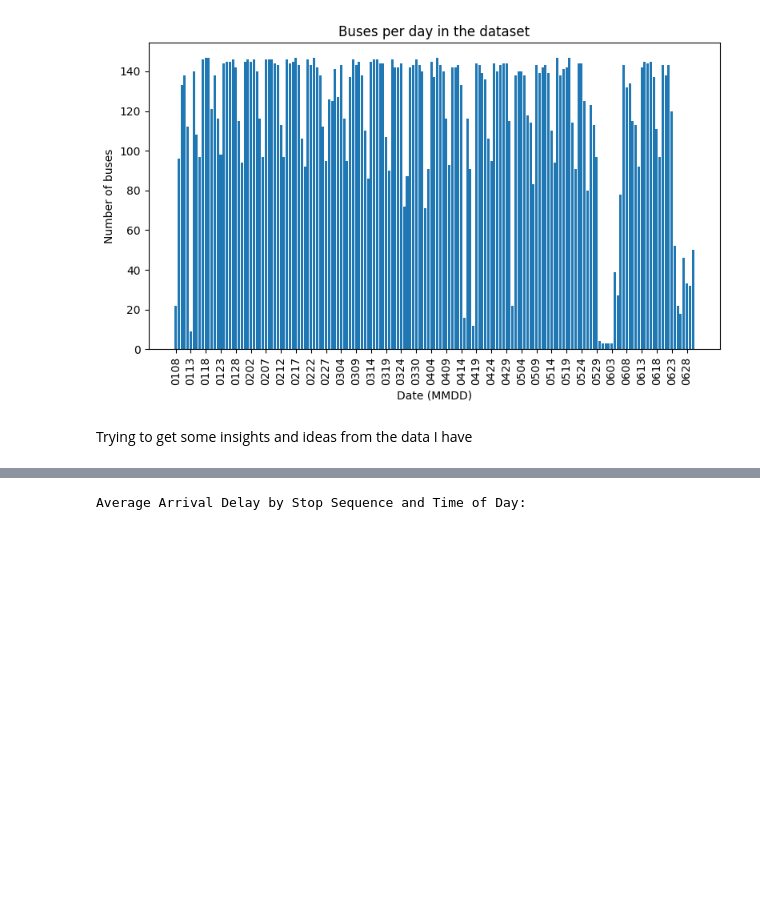
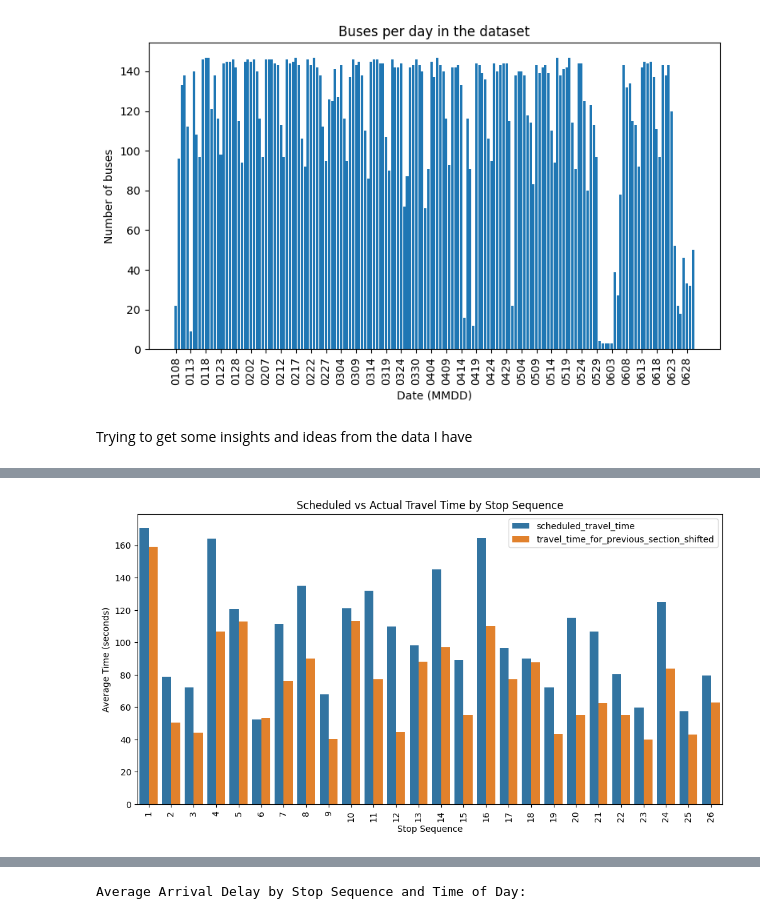
Before and after one commit to Gioalf/AH2179, a Jupyter notebook: project/AIprojectGioAlf.ipynb, the cells around one changed output, grey strips where cells are left out. Saved outputs shown, nothing was run; the diff lists cells and outputs as text; code cells hidden in the pictures; blank space fills up the shorter version.

```diff
--- a/project/AIprojectGioAlf.ipynb
+++ b/project/AIprojectGioAlf.ipynb
@@ -173,3 +188,42 @@ Average Arrival Delay by Stop Sequence:
+# %%
+import matplotlib.pyplot as plt
+import seaborn as sns
+import pandas as pd
+
+# Calculate averages by stop
+average_by_stop = (
+    df.groupby('stop_sequence')[['scheduled_travel_time', 'travel_time_for_previous_section']]
+    .mean()
+    .reset_index()
+)
+
+# Shift the travel_time_for_previous_section upward so it aligns with the *next* stop’s scheduled time
+average_by_stop['travel_time_for_previous_section_shifted'] = (
+    average_by_stop['travel_time_for_previous_section'].shift(-1)
+)
+
+# Drop the last row (no next stop to compare)
+average_by_stop = average_by_stop.dropna(subset=['travel_time_for_previous_section_shifted'])
+
+# Melt for plotting
+average_melted = average_by_stop.melt(
+    id_vars='stop_sequence',
+    value_vars=['scheduled_travel_time', 'travel_time_for_previous_section_shifted'],
+    var_name='Metric',
+    value_name='Average Time'
+)
+
+# Visualization
+plt.figure(figsize=(12, 6))
+sns.barplot(data=average_melted, x='stop_sequence', y='Average Time', hue='Metric')
+plt.title('Scheduled vs Actual Travel Time by Stop Sequence')
+plt.xlabel('Stop Sequence')
+plt.ylabel('Average Time (seconds)')
+plt.xticks(rotation=90)
+plt.legend(title='')
+plt.show()
+# %% [output]
+[figure, added]
 # %%
 df.head(40)
 # %% [output]
```
Also changed, not shown: parts of 7 cells of this notebook.
